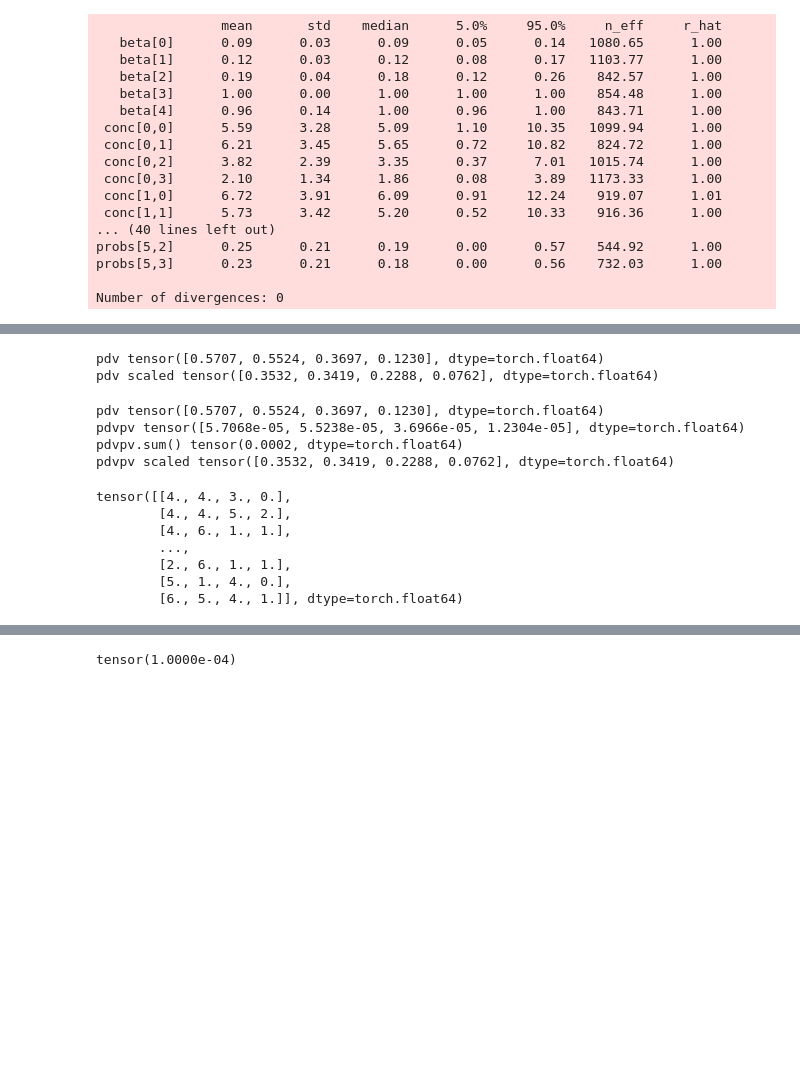
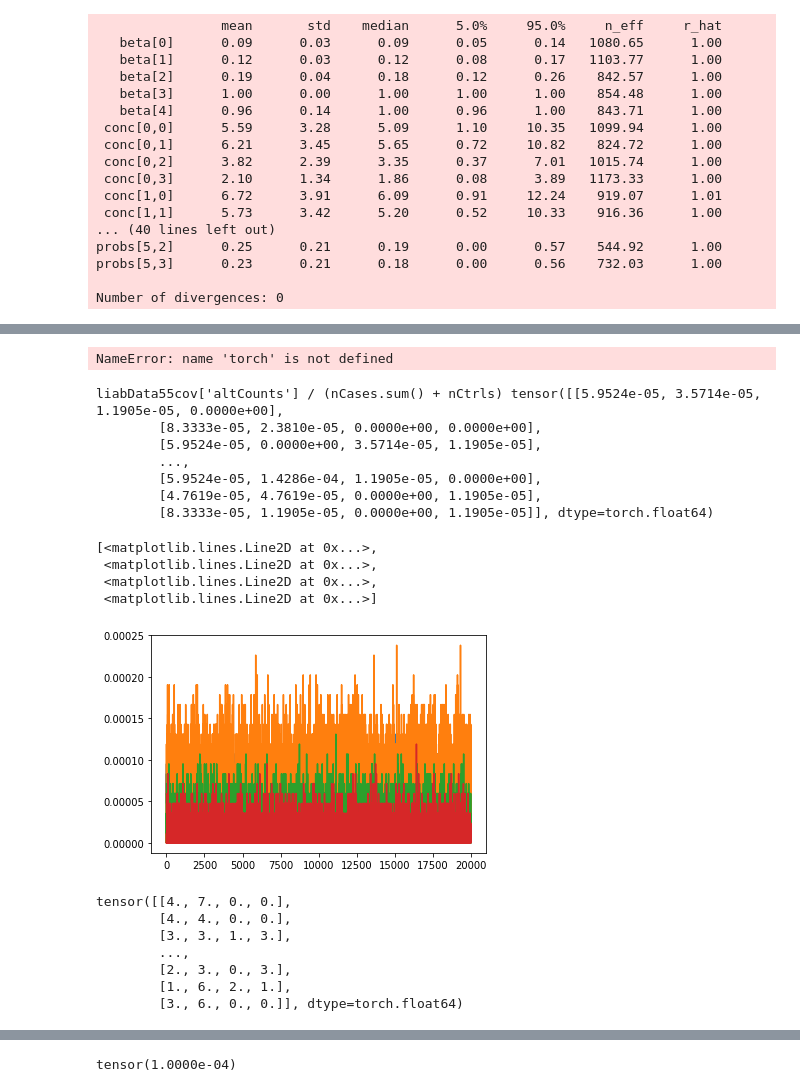
Before and after one commit to akotlar/multivariate-tada, a Jupyter notebook: numpyro-dmm3.ipynb, the cells around one changed output, grey strips where cells are left out. Saved outputs shown, nothing was run; the diff lists cells and outputs as text; code cells hidden in the pictures; blank space fills up the shorter version.

```diff
--- a/numpyro-dmm3.ipynb
+++ b/numpyro-dmm3.ipynb
@@ -158,3 +141,7 @@ def get_posterior_samples(mcmc):
 print("Ready")
 # %% [output]
 Ready
+# %%
+mcmc = MCMC(NUTS(model, max_tree_depth=8), num_warmup=200, num_samples=1000)
+mcmc.run(random.PRNGKey(12269), liabData55cov["altCounts"].numpy(), liabParams55cov, 12)
+mcmc.print_summary()
@@ -161,6 +202,6 @@ Ready
 # %%
-mcmc_mvn = MCMC(NUTS(model_mvn, max_tree_depth=rho_mvn = posterior_samples_mvn["sigma"]
-mcmc_mvn.run(random.PRNGKey(12269), altCounts, 12)
+mcmc_mvn = MCMC(NUTS(model_mvn, max_tree_depth=8), num_warmup=200, num_samples=1000)
+mcmc_mvn.run(random.PRNGKey(12269), liabData55cov["altCounts"].numpy(), liabParams55cov, 12)
 mcmc_mvn.print_summary()
 # %% [output]
                  mean       std    median      5.0%     95.0%     n_eff     r_hat
@@ -182,0 +260,4 @@ Number of divergences: 0
+# %%
+mcmc_mvn = MCMC(NUTS(model_mvn, max_tree_depth=8), num_warmup=100, num_samples=1000)
+mcmc_mvn.run(random.PRNGKey(12269), liabData55cov["altCounts"].numpy(), liabParams55cov, 12)
+mcmc_mvn.print_summary()
@@ -287,9 +493,7 @@ NameError: name 'az' is not defined
 # With 2x the number of components
 # Speed appears to halve, but still > 2it/s, still takes only 63 steps per it
 # actual result: 8:14s vs 04:46s for 6 components
-nHypotheses = 12
-init_rng_key = random.PRNGKey(12275)
-mcmc1_shallow_12 = MCMC(NUTS(model, max_tree_depth=6), 100, 1000)
-mcmc1_shallow_12.run(init_rng_key, altCounts)
+mcmc1_shallow_12 = MCMC(NUTS(model, max_tree_depth=6,), 100, 1000)
+mcmc1_shallow_12.run(random.PRNGKey(12275), liabData55cov["altCounts"].numpy(), liabParams55cov, 12)
 mcmc1_shallow_12.print_summary()
 # %% [output]
@@ -741,31 +1163,39 @@ pdv scaled tensor([0.4788, 0.1462, 0.2960, 0.0789], dtype=torch.float64)
 # %%
-pdv = (liabData55cov["afs"][liabData55cov["affectedGenes"][2]]).mean(0) / liabParams55cov["afMean"]# PD|V
+pdv = (liabData55cov["afs"][liabData55cov["affectedGenes"][2]] / np.array([empiricalAfs[liabData55cov["affectedGenes"][2]]]).T).mean(0)# PD|V
 print("pdv", pdv)
 print("pdv scaled", pdv/pdv.sum())
-# %% [output]
-pdv tensor([0.5707, 0.5524, 0.3697, 0.1230], dtype=torch.float64)
-pdv scaled tensor([0.3532, 0.3419, 0.2288, 0.0762], dtype=torch.float64)
-# %%
-pdvpv = (liabData55cov["afs"][liabData55cov["affectedGenes"][2]]).mean(0) #/ liabParams55cov["afMean"]# PD|V
-pdv = pdvpv / liabParams55cov["afMean"]
-print("pdv", pdv)
-print("pdvpv", pdvpv)
-print("pdvpv.sum()", pdvpv.sum())
-# This matches our DM results perfectly; so the DM result matches scale
-# how to allow our pdv values to work ok...
-print("pdvpv scaled", pdvpv/pdvpv.sum())
-# %% [output]
-pdv tensor([0.5707, 0.5524, 0.3697, 0.1230], dtype=torch.float64)
-pdvpv tensor([5.7068e-05, 5.5238e-05, 3.6966e-05, 1.2304e-05], dtype=torch.float64)
-pdvpv.sum() tensor(0.0002, dtype=torch.float64)
-pdvpv scaled tensor([0.3532, 0.3419, 0.2288, 0.0762], dtype=torch.float64)
+# %%
+pdvpv = (liabData55cov["afs"][liabData55cov["affectedGenes"][2]])
+pdv = pdvpv / torch.tensor([empiricalAfs[liabData55cov["affectedGenes"][2]]]).T
+print("pdv", pdv.mean(0))
+# %% [output]
+NameError: name 'torch' is not defined
+# %%
+import matplotlib.pyplot as plt
+nCases = liabParams55cov["nCases"]
+nCtrls = liabParams55cov["nCtrls"]
+print("liabData55cov['altCounts'] / (nCases.sum() + nCtrls)", liabData55cov["altCounts"] / (nCases.sum() + nCtrls))
+plt.plot(liabData55cov["altCounts"] / (nCases.sum() + nCtrls))
+# %% [output]
+liabData55cov['altCounts'] / (nCases.sum() + nCtrls) tensor([[5.9524e-05, 3.5714e-05, 1.1905e-05, 0.0000e+00],
+        [8.3333e-05, 2.3810e-05, 0.0000e+00, 0.0000e+00],
+        [5.9524e-05, 0.0000e+00, 3.5714e-05, 1.1905e-05],
+        ...,
+        [5.9524e-05, 1.4286e-04, 1.1905e-05, 0.0000e+00],
+        [4.7619e-05, 4.7619e-05, 0.0000e+00, 1.1905e-05],
+        [8.3333e-05, 1.1905e-05, 0.0000e+00, 1.1905e-05]], dtype=torch.float64)
+[<matplotlib.lines.Line2D at 0x...>,
+ <matplotlib.lines.Line2D at 0x...>,
+ <matplotlib.lines.Line2D at 0x...>,
+ <matplotlib.lines.Line2D at 0x...>]
+[figure, added]
 # %%
-liabData55cov["altCounts"][liabData55cov["affectedGenes"][2]]
+liabData55cov["altCounts"][liabData55cov["affectedGenes"][0]]
 # %% [output]
-tensor([[4., 4., 3., 0.],
-        [4., 4., 5., 2.],
-        [4., 6., 1., 1.],
+tensor([[4., 7., 0., 0.],
+        [4., 4., 0., 0.],
+        [3., 3., 1., 3.],
         ...,
-        [2., 6., 1., 1.],
-        [5., 1., 4., 0.],
-        [6., 5., 4., 1.]], dtype=torch.float64)
+        [2., 3., 0., 3.],
+        [1., 6., 2., 1.],
+        [3., 6., 0., 0.]], dtype=torch.float64)
```
Also changed, not shown: parts of 51 cells of this notebook, 7 other files.
